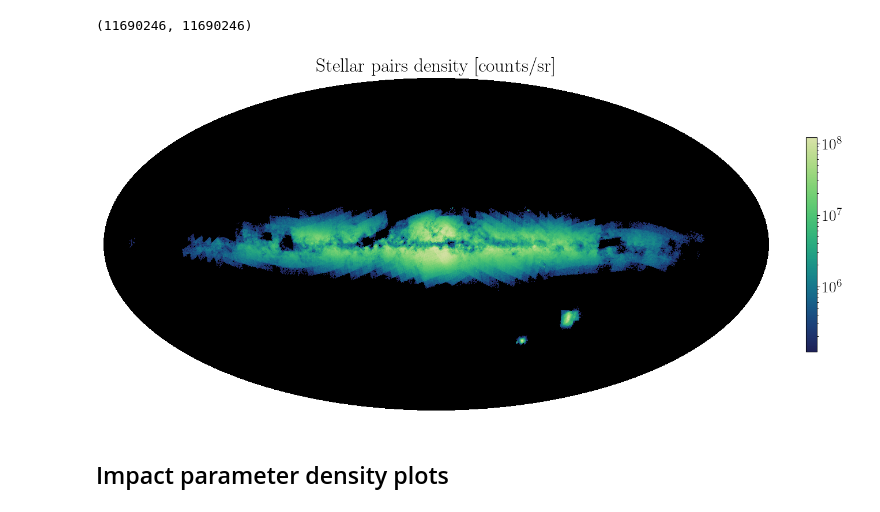
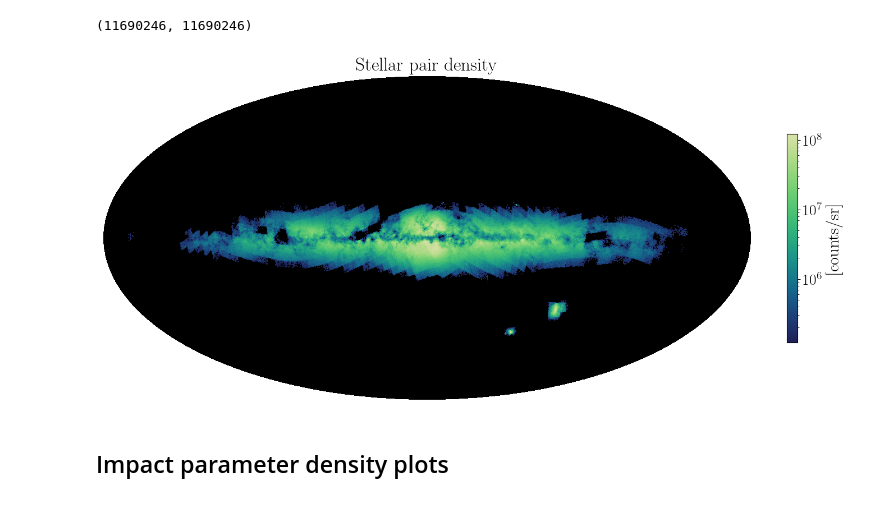
Before and after one commit to kenvantilburg/lens-velocity, a Jupyter notebook: star-star/make_plots.ipynb, the cells around one changed output. Cells and saved outputs as stored; diff of their text form; code cells hidden in the pictures.

```diff
--- a/star-star/make_plots.ipynb
+++ b/star-star/make_plots.ipynb
@@ -118,31 +121,31 @@ for idx, ipix in tqdm(enumerate(q_pix_1)):
 # %%
 mpl.rcParams.update({'font.size': 20})
 
 map = 1e-10 + map_count_1 / (hp.pixelfunc.nside2resol(nside))**2
 map_min = 1e-3 * np.max(map); map_max = np.max(map);
 #cmap = copy.copy(mpl.cm.get_cmap("viridis"))
 cmap = sns.cubehelix_palette(start = 0.25, hue = 1.5, rot = -2/3, reverse = True, as_cmap=True)
 #cmap = copy.copy(mpl.cm.get_cmap("RdBu_r"))
 cmap.set_under(cmap(0)); cmap.set_bad(cmap(0)); cmap.set_over(cmap(1));
 #cmap.set_under('white'); cmap.set_over('black')
 plt.subplots(1,1,figsize=(16,8))
-hp.mollview(map, title=r'Stellar pairs density [counts/sr]',
+hp.mollview(map, title=r'Stellar pair density',
             cmap=cmap,cbar=None,
             bgcolor='black',badcolor='white',
             min=map_min,max=map_max,
             xsize=5000,hold=True,
             norm=mpl.colors.LogNorm(vmin=map_min,vmax=map_max))
 fig = plt.gcf()
 ax = plt.gca()
 image = ax.get_images()[0]
 cbar = fig.colorbar(image, ax=ax,fraction=0.015);
-#cbar.set_label(r'$\Sigma_\mathrm{pair} \, [\mathrm{counts/sr}]$', fontsize=16)
+cbar.set_label('[counts/sr]', fontsize=22)
 
 mpl.rcParams.update({'font.size': fontsize})
 
-fig.savefig(FigDir+'pairs_map_2_new.pdf',figsize=(8,6),bbox_inches='tight') #,bbox_extra_artists=(image,)',dpi=300,)
+fig.savefig(FigDir+'pairs_map_2.pdf',figsize=(8,6),bbox_inches='tight') #,bbox_extra_artists=(image,)',dpi=300,)
 # %% [output]
-[figure, old version]
+[figure, new version]
 # %% [markdown]
 ## Impact parameter density plots
 # %%
```
Also changed, not shown: parts of 6 cells of this notebook, 10 other files.
